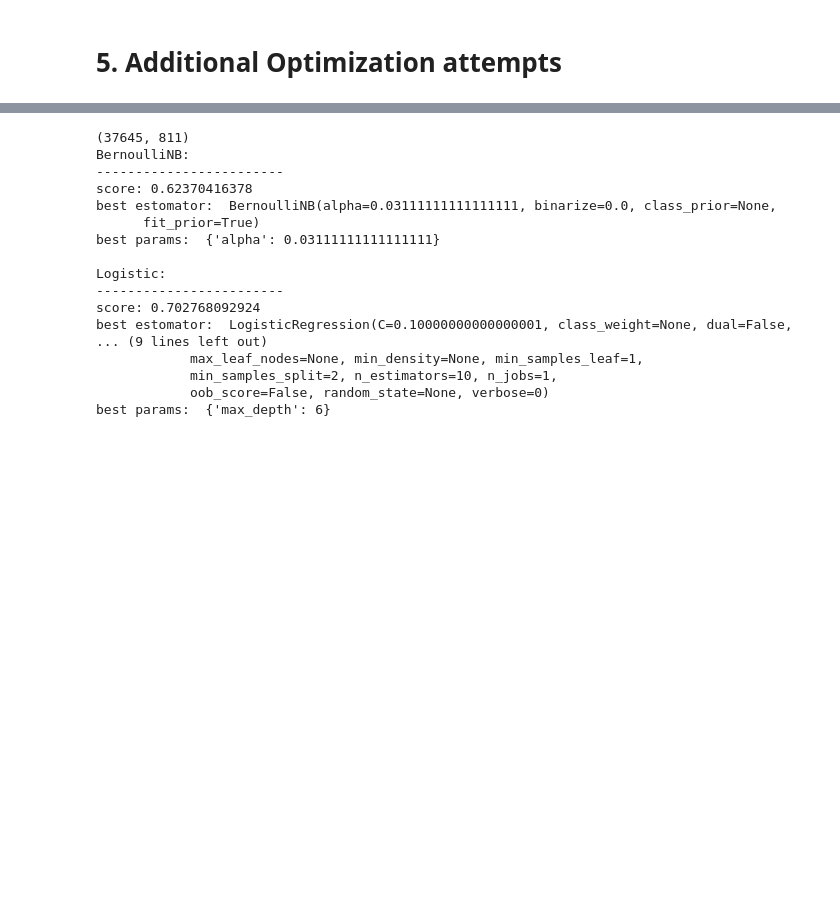
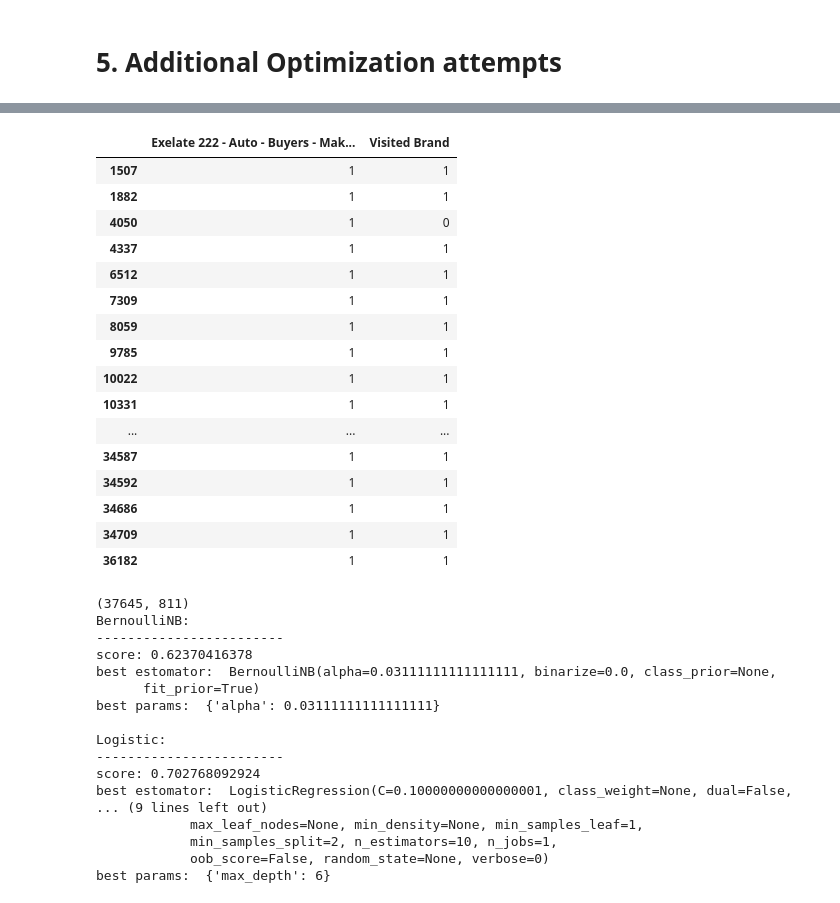
Before and after one commit to arisha84/fall_2014_assignments, a Jupyter notebook: project/Presentaion.ipynb, the cells around one changed output, grey strips where cells are left out. Drawn from its saved outputs; the diff is of its cells as text; code cells hidden in the pictures; blank space fills up the shorter version.

```diff
--- a/project/Presentaion.ipynb
+++ b/project/Presentaion.ipynb
@@ -214,3 +319,24 @@ Y_filtered = df_filtered['Visited Brand']
+# %%
+tmp = df[['Exelate 222 - Auto - Buyers - Make:BMW', 'Visited Brand']]
+tmp[tmp['Exelate 222 - Auto - Buyers - Make:BMW'] == 1]
+# %% [output]
+|  | Exelate 222 - Auto - Buyers - Mak... | Visited Brand |
+| 1507 | 1 | 1 |
+| 1882 | 1 | 1 |
+| 4050 | 1 | 0 |
+| 4337 | 1 | 1 |
+| 6512 | 1 | 1 |
+| 7309 | 1 | 1 |
+| 8059 | 1 | 1 |
+| 9785 | 1 | 1 |
+| 10022 | 1 | 1 |
+| 10331 | 1 | 1 |
+| ... | ... | ... |
+| 34587 | 1 | 1 |
+| 34592 | 1 | 1 |
+| 34686 | 1 | 1 |
+| 34709 | 1 | 1 |
+| 36182 | 1 | 1 |
 # %%
 testDataFrame(df_filtered)
 # %% [output]
```
Also changed, not shown: parts of 14 cells of this notebook, 1 other file.
